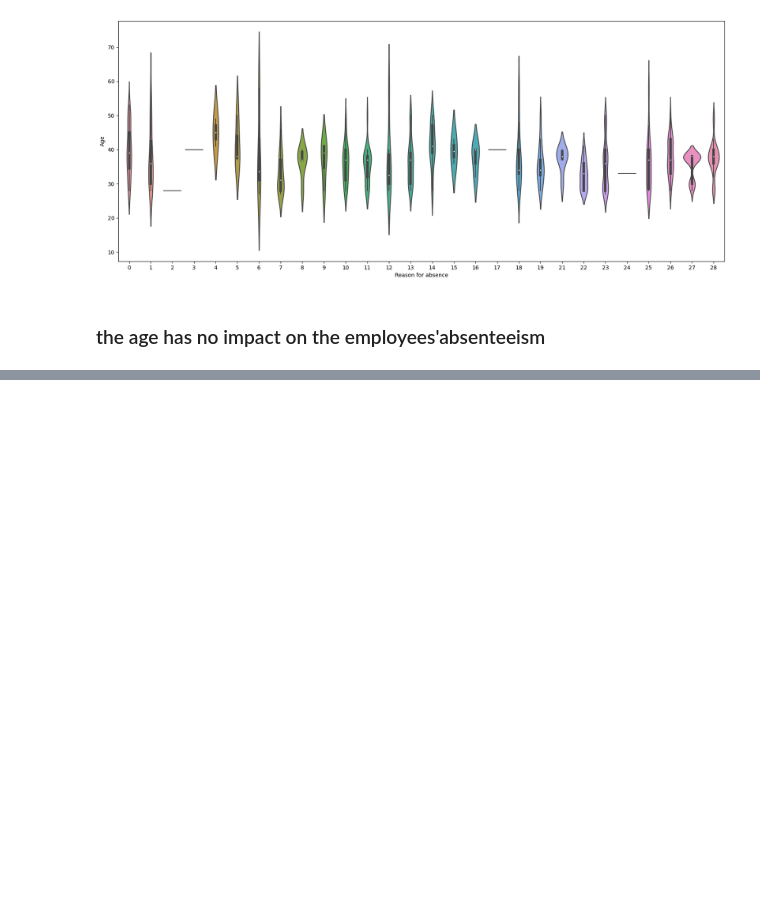
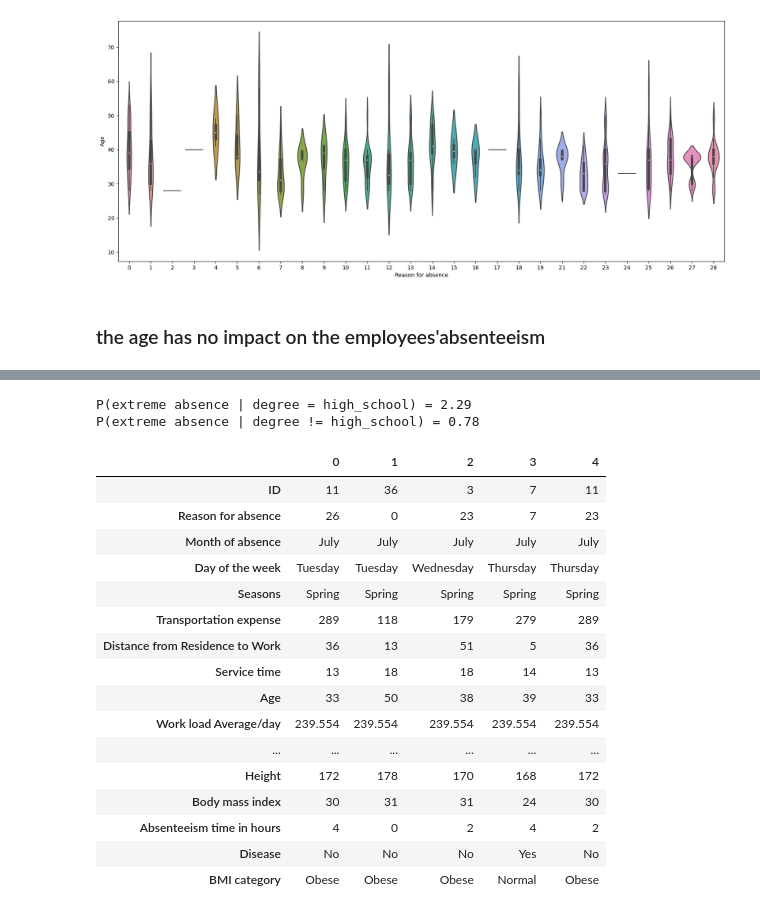
Before and after one commit to Maansy/Absenteeism-at-Work, a Jupyter notebook: AbsenteeismAtWork.ipynb, the cells around one changed output, grey strips where cells are left out. Cells and saved outputs as stored; diff of their text form; code cells hidden in the pictures; blank space fills up the shorter version.

```diff
--- a/AbsenteeismAtWork.ipynb
+++ b/AbsenteeismAtWork.ipynb
@@ -374,0 +422,44 @@ plt.savefig('figs/age_reason.png', format='png', dpi = 300)
+# %%
+# let's see some probabilities for high_school and non_high_school
+# we will put the threshold = 40
+threshold = 40
+total_entries = len(preprocessed_data)
+
+high_school_mask = preprocessed_data['Education'] == 'high_school'
+extreme_mask = preprocessed_data['Absenteeism time in hours'] > threshold
+
+prob_of_high_school = len(preprocessed_data[high_school_mask]) / total_entries
+prob_of_non_high_school = len(preprocessed_data[~high_school_mask]) / total_entries
+
+prob_of_extreme_high_school = len(preprocessed_data[high_school_mask & extreme_mask]) / total_entries
+prob_of_extreme_non_high_school = len(preprocessed_data[~high_school_mask & extreme_mask]) / total_entries
+
+cond_prob_extreme_high_school = prob_of_extreme_high_school \
+    / prob_of_high_school
+
+cond_prob_extreme_non_high_school = prob_of_extreme_non_high_school \
+    / prob_of_non_high_school
+
+print(f"P(extreme absence | degree = high_school) = {100*cond_prob_extreme_high_school:3.2f}")
+print(f"P(extreme absence | degree != high_school) = {100*cond_prob_extreme_non_high_school:3.2f}")
+preprocessed_data.head().T
+# %% [output]
+P(extreme absence | degree = high_school) = 2.29
+P(extreme absence | degree != high_school) = 0.78
+|  | 0 | 1 | 2 | 3 | 4 |
+| ID | 11 | 36 | 3 | 7 | 11 |
+| Reason for absence | 26 | 0 | 23 | 7 | 23 |
+| Month of absence | July | July | July | July | July |
+| Day of the week | Tuesday | Tuesday | Wednesday | Thursday | Thursday |
+| Seasons | Spring | Spring | Spring | Spring | Spring |
+| Transportation expense | 289 | 118 | 179 | 279 | 289 |
+| Distance from Residence to Work | 36 | 13 | 51 | 5 | 36 |
+| Service time | 13 | 18 | 18 | 14 | 13 |
+| Age | 33 | 50 | 38 | 39 | 33 |
+| Work load Average/day | 239.554 | 239.554 | 239.554 | 239.554 | 239.554 |
+| ... | ... | ... | ... | ... | ... |
+| Height | 172 | 178 | 170 | 168 | 172 |
+| Body mass index | 30 | 31 | 31 | 24 | 30 |
+| Absenteeism time in hours | 4 | 0 | 2 | 4 | 2 |
+| Disease | No | No | No | Yes | No |
+| BMI category | Obese | Obese | Obese | Normal | Obese |
```
Also changed, not shown: parts of 6 cells of this notebook, 3 other files.
